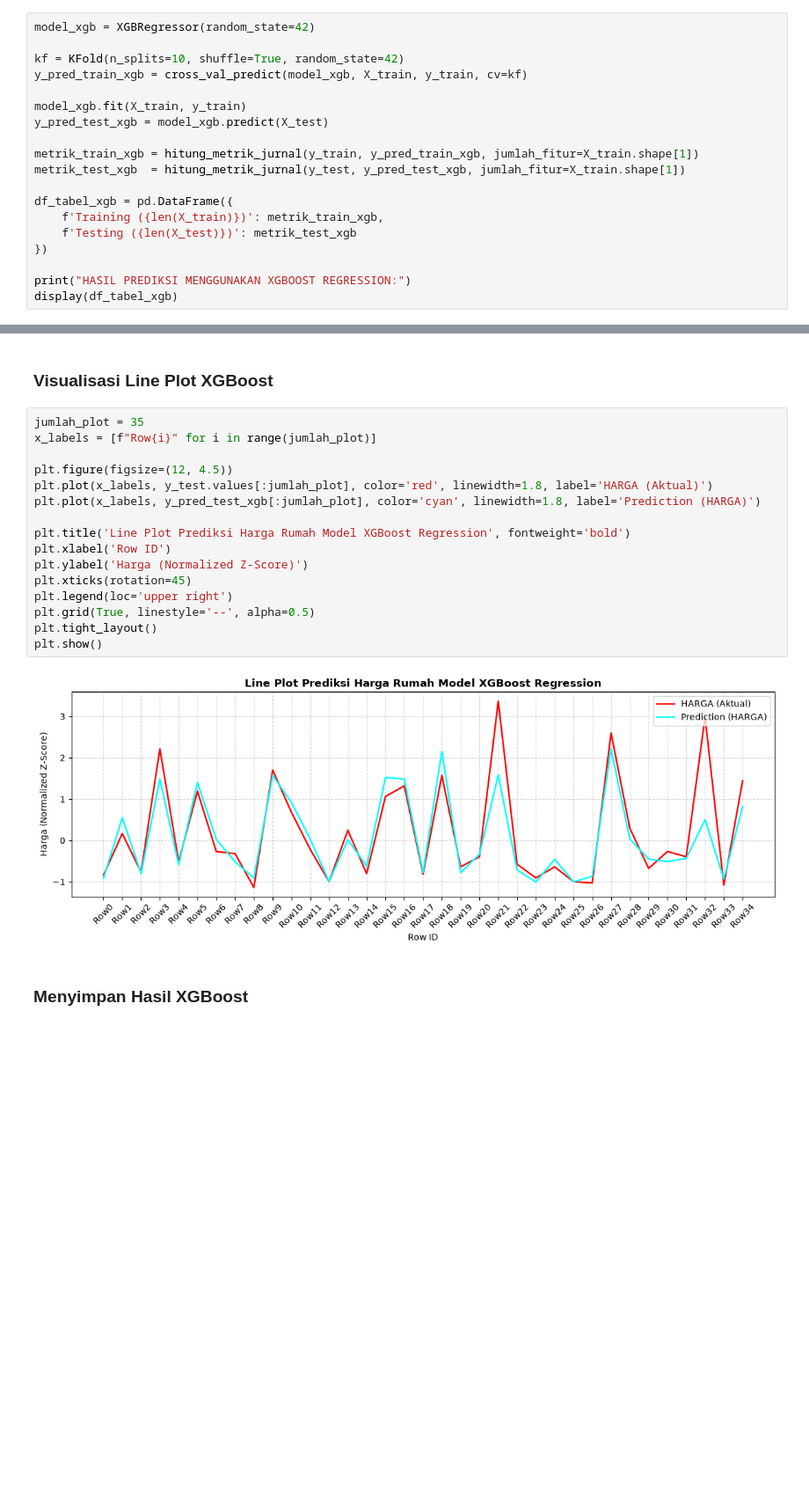
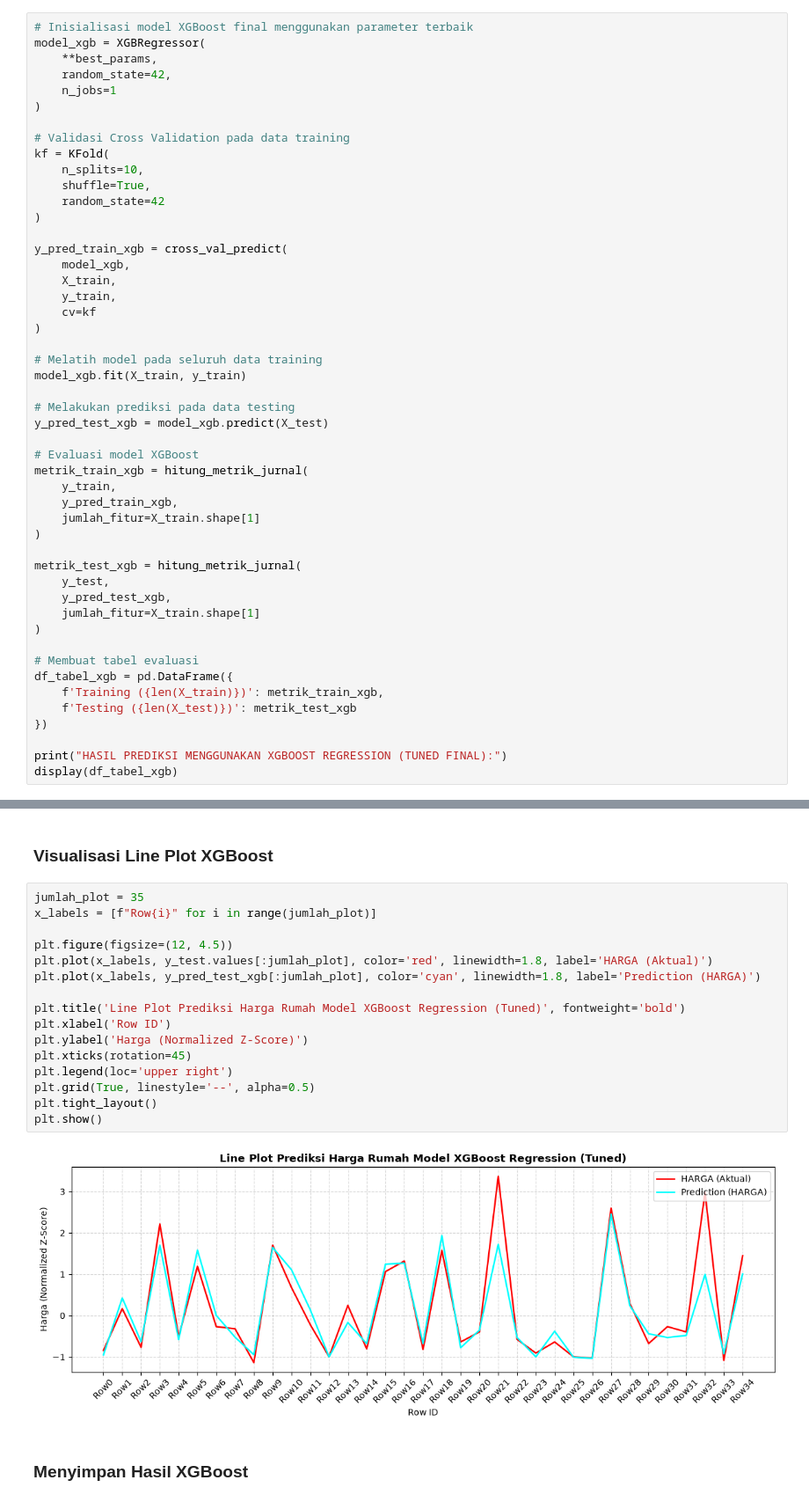
Before and after one commit to TI3G-PBL-House-Price/ml-model-testing, a Jupyter notebook: model/xgboost.ipynb, the cells around one changed output, grey strips where cells are left out. Shown at 88% size. Saved outputs shown, nothing was run; the diff lists cells and outputs as text; blank space fills up the shorter version.

Commit message:
feat: menambahkan XGBoost regression model

```diff
--- a/model/xgboost.ipynb
+++ b/model/xgboost.ipynb
@@ -50,20 +170,50 @@ def hitung_metrik_jurnal(y_aktual, y_prediksi, jumlah_fitur=7):
 # %%
-model_xgb = XGBRegressor(random_state=42)
+# Inisialisasi model XGBoost final menggunakan parameter terbaik
+model_xgb = XGBRegressor(
+    **best_params,
+    random_state=42,
+    n_jobs=1
+)
 
-kf = KFold(n_splits=10, shuffle=True, random_state=42)
-y_pred_train_xgb = cross_val_predict(model_xgb, X_train, y_train, cv=kf)
+# Validasi Cross Validation pada data training
+kf = KFold(
+    n_splits=10,
+    shuffle=True,
+    random_state=42
+)
 
+y_pred_train_xgb = cross_val_predict(
+    model_xgb,
+    X_train,
+    y_train,
+    cv=kf
+)
+
+# Melatih model pada seluruh data training
 model_xgb.fit(X_train, y_train)
+
+# Melakukan prediksi pada data testing
 y_pred_test_xgb = model_xgb.predict(X_test)
 
-metrik_train_xgb = hitung_metrik_jurnal(y_train, y_pred_train_xgb, jumlah_fitur=X_train.shape[1])
-metrik_test_xgb  = hitung_metrik_jurnal(y_test, y_pred_test_xgb, jumlah_fitur=X_train.shape[1])
+# Evaluasi model XGBoost
+metrik_train_xgb = hitung_metrik_jurnal(
+    y_train,
+    y_pred_train_xgb,
+    jumlah_fitur=X_train.shape[1]
+)
 
+metrik_test_xgb = hitung_metrik_jurnal(
+    y_test,
+    y_pred_test_xgb,
+    jumlah_fitur=X_train.shape[1]
+)
+
+# Membuat tabel evaluasi
 df_tabel_xgb = pd.DataFrame({
     f'Training ({len(X_train)})': metrik_train_xgb,
     f'Testing ({len(X_test)})': metrik_test_xgb
 })
 
-print("HASIL PREDIKSI MENGGUNAKAN XGBOOST REGRESSION:")
+print("HASIL PREDIKSI MENGGUNAKAN XGBOOST REGRESSION (TUNED FINAL):")
 display(df_tabel_xgb)
 # %% [output]
@@ -80,21 +229,21 @@ HASIL PREDIKSI MENGGUNAKAN XGBOOST REGRESSION:
 # %%
 jumlah_plot = 35
 x_labels = [f"Row{i}" for i in range(jumlah_plot)]
 
 plt.figure(figsize=(12, 4.5))
 plt.plot(x_labels, y_test.values[:jumlah_plot], color='red', linewidth=1.8, label='HARGA (Aktual)')
 plt.plot(x_labels, y_pred_test_xgb[:jumlah_plot], color='cyan', linewidth=1.8, label='Prediction (HARGA)')
 
-plt.title('Line Plot Prediksi Harga Rumah Model XGBoost Regression', fontweight='bold')
+plt.title('Line Plot Prediksi Harga Rumah Model XGBoost Regression (Tuned)', fontweight='bold')
 plt.xlabel('Row ID')
 plt.ylabel('Harga (Normalized Z-Score)')
 plt.xticks(rotation=45)
 plt.legend(loc='upper right')
 plt.grid(True, linestyle='--', alpha=0.5)
 plt.tight_layout()
 plt.show()
 # %% [output]
-[figure, old version]
+[figure, new version]
 # %% [markdown]
 ### Menyimpan Hasil XGBoost
 # %%
```
Also changed, not shown: parts of 8 cells of this notebook, 8 other files.
